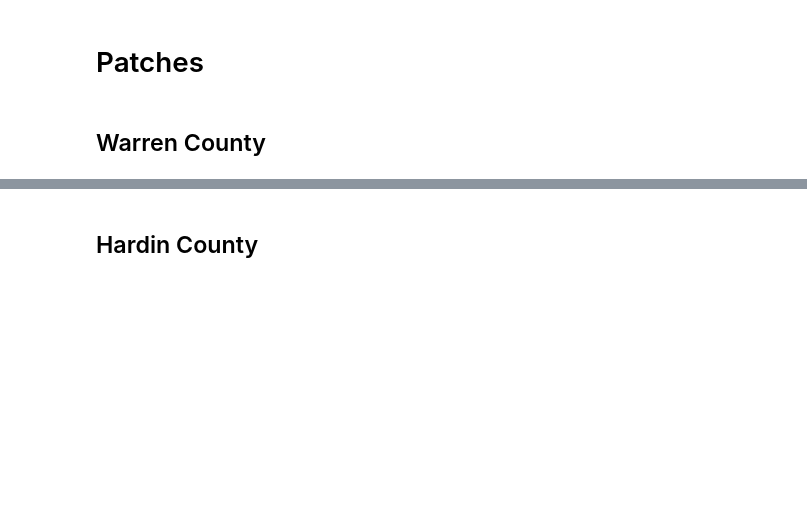
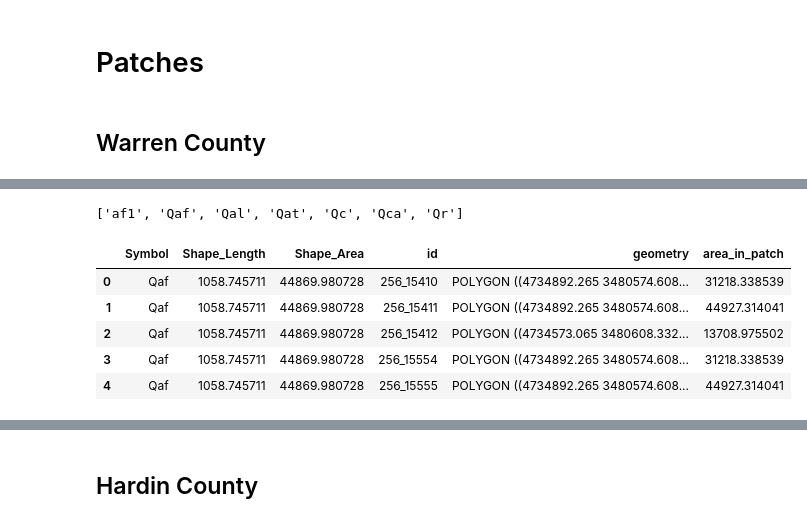
Before and after one commit to masseygeo/earthscape, a Jupyter notebook: code/data_prep.ipynb, the cells around one changed output, grey strips where cells are left out. Drawn from its saved outputs; the diff is of its cells as text; code cells hidden in the pictures; blank space fills up the shorter version.

Commit message:
Minor updates with patch attributes

```diff
--- a/code/data_prep.ipynb
+++ b/code/data_prep.ipynb
@@ -820,0 +840,4 @@ def create_patches(boundary_path, patch_size, overlap, image_resolution, output_
+# %%
+patches = gpd.read_file(r'../data/warren/patches_256.geojson')
+mapunits = gpd.read_file(r'../data/geology.gdb', layer='warren_geo')
+mapunits.head()
@@ -820,0 +851,19 @@ def create_patches(boundary_path, patch_size, overlap, image_resolution, output_
+# %%
+mapunits_unique = mapunits['Symbol'].unique()
+mapunits_unique = list(mapunits_unique)
+mapunits_unique.sort(key=lambda x: x.lower())
+mapunits_unique
+# %% [output]
+['af1', 'Qaf', 'Qal', 'Qat', 'Qc', 'Qca', 'Qr']
+# %%
+gdf = gpd.overlay(mapunits, patches, how='intersection')
+# %%
+gdf['area_in_patch'] = gdf.geometry.area
+gdf.head()
+# %% [output]
+|  | Symbol | Shape_Length | Shape_Area | id | geometry | area_in_patch |
+| 0 | Qaf | 1058.745711 | 44869.980728 | 256_15410 | POLYGON ((4734892.265 3480574.608... | 31218.338539 |
+| 1 | Qaf | 1058.745711 | 44869.980728 | 256_15411 | POLYGON ((4734892.265 3480574.608... | 44927.314041 |
+| 2 | Qaf | 1058.745711 | 44869.980728 | 256_15412 | POLYGON ((4734573.065 3480608.332... | 13708.975502 |
+| 3 | Qaf | 1058.745711 | 44869.980728 | 256_15554 | POLYGON ((4734892.265 3480574.608... | 31218.338539 |
+| 4 | Qaf | 1058.745711 | 44869.980728 | 256_15555 | POLYGON ((4734892.265 3480574.608... | 44927.314041 |
```
Also changed, not shown: parts of 11 cells of this notebook.
